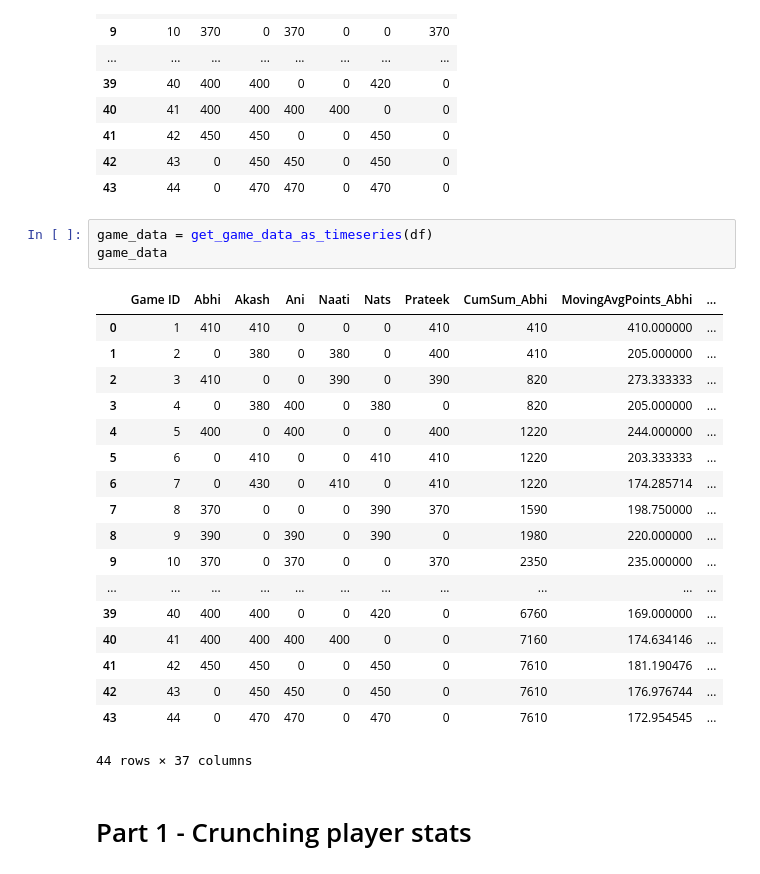
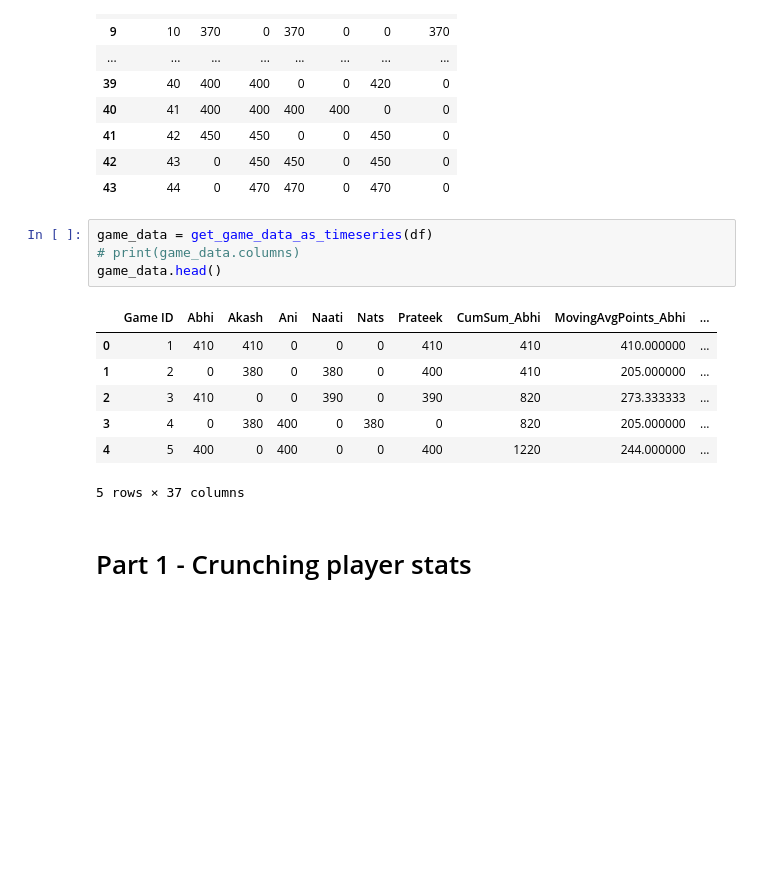
Before and after one commit to akash-suresh/three-of-spades, a Jupyter notebook: 3ofSpades.ipynb, the cells around one changed output. Drawn from its saved outputs; the diff is of its cells as text; blank space fills up the shorter version.

```diff
--- a/3ofSpades.ipynb
+++ b/3ofSpades.ipynb
@@ -38,26 +38,16 @@ Players participating in this Championship are : ['Abhi', 'Akash', 'Ani', 'Naati
 | 43 | 44 | 0 | 470 | 470 | 0 | 470 | 0 |
 # %%
 game_data = get_game_data_as_timeseries(df)
-game_data
+# print(game_data.columns)
+game_data.head()
 # %% [output]
 |  | Game ID | Abhi | Akash | Ani | Naati | Nats | Prateek | CumSum_Abhi | MovingAvgPoints_Abhi | ... |
 | 0 | 1 | 410 | 410 | 0 | 0 | 0 | 410 | 410 | 410.000000 | ... |
 | 1 | 2 | 0 | 380 | 0 | 380 | 0 | 400 | 410 | 205.000000 | ... |
 | 2 | 3 | 410 | 0 | 0 | 390 | 0 | 390 | 820 | 273.333333 | ... |
 | 3 | 4 | 0 | 380 | 400 | 0 | 380 | 0 | 820 | 205.000000 | ... |
 | 4 | 5 | 400 | 0 | 400 | 0 | 0 | 400 | 1220 | 244.000000 | ... |
-| 5 | 6 | 0 | 410 | 0 | 0 | 410 | 410 | 1220 | 203.333333 | ... |
-| 6 | 7 | 0 | 430 | 0 | 410 | 0 | 410 | 1220 | 174.285714 | ... |
-| 7 | 8 | 370 | 0 | 0 | 0 | 390 | 370 | 1590 | 198.750000 | ... |
-| 8 | 9 | 390 | 0 | 390 | 0 | 390 | 0 | 1980 | 220.000000 | ... |
-| 9 | 10 | 370 | 0 | 370 | 0 | 0 | 370 | 2350 | 235.000000 | ... |
-| ... | ... | ... | ... | ... | ... | ... | ... | ... | ... | ... |
-| 39 | 40 | 400 | 400 | 0 | 0 | 420 | 0 | 6760 | 169.000000 | ... |
-| 40 | 41 | 400 | 400 | 400 | 400 | 0 | 0 | 7160 | 174.634146 | ... |
-| 41 | 42 | 450 | 450 | 0 | 0 | 450 | 0 | 7610 | 181.190476 | ... |
-| 42 | 43 | 0 | 450 | 450 | 0 | 450 | 0 | 7610 | 176.976744 | ... |
-| 43 | 44 | 0 | 470 | 470 | 0 | 470 | 0 | 7610 | 172.954545 | ... |
-44 rows × 37 columns
+5 rows × 37 columns
 # %% [markdown]
 # Part 1 - Crunching player stats
 # %%
```
Also changed, not shown: parts of 4 cells of this notebook, 1 other file.
